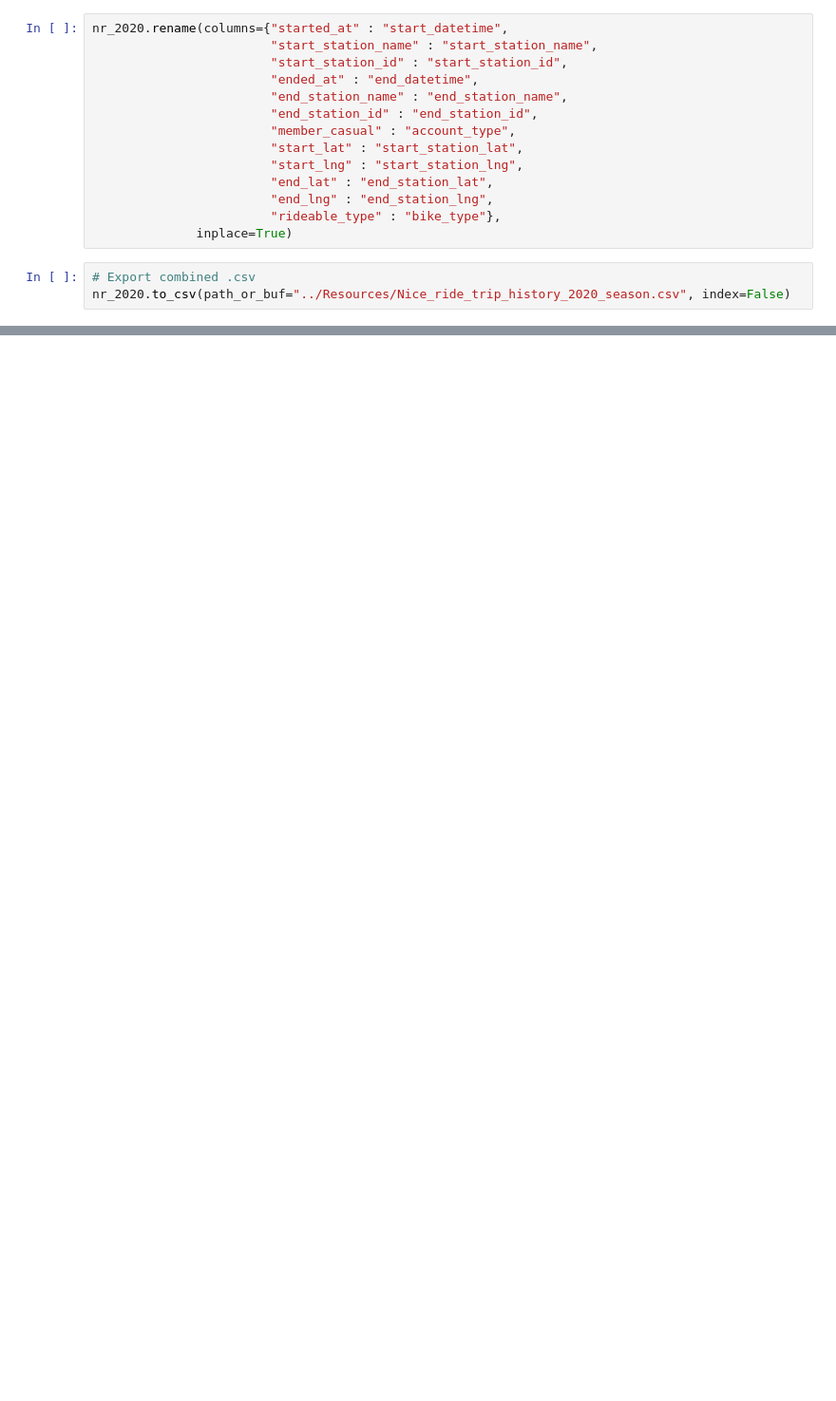
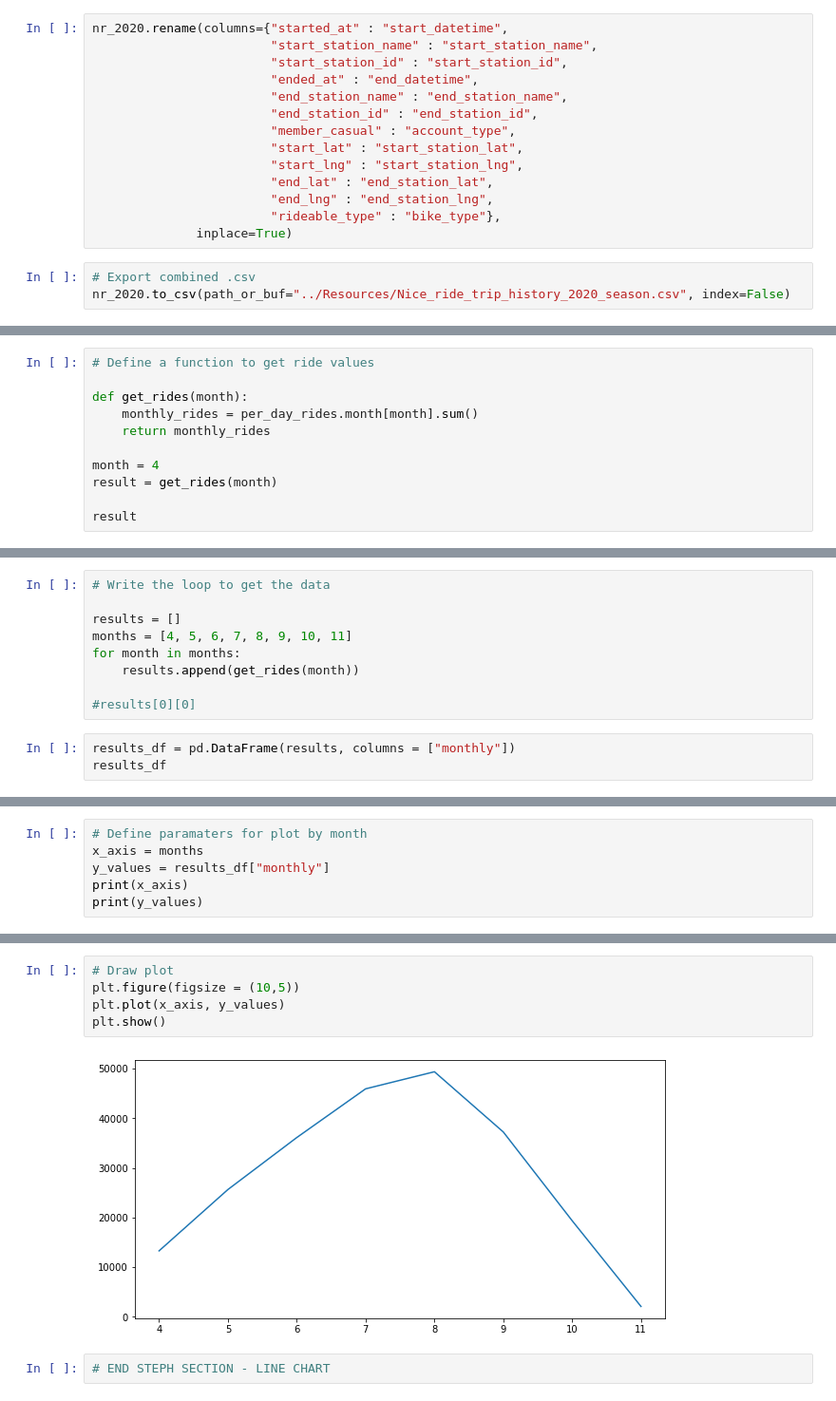
Before and after one commit to luchovzla/project-1, a Jupyter notebook: nice_ride_2020/Nice Ride 2020.ipynb, the cells around one changed output, grey strips where cells are left out. Shown at 95% size. Cells and saved outputs as stored; diff of their text form; blank space fills up the shorter version.

```diff
--- a/nice_ride_2020/Nice Ride 2020.ipynb
+++ b/nice_ride_2020/Nice Ride 2020.ipynb
@@ -105,0 +223,11 @@ electric_df["bike_type"].value_counts()
+# %%
+# Define a function to get ride values
+
+def get_rides(month):
+    monthly_rides = per_day_rides.month[month].sum()
+    return monthly_rides
+
+month = 4
+result = get_rides(month)
+
+result
@@ -105,0 +236,12 @@ electric_df["bike_type"].value_counts()
+# %%
+# Write the loop to get the data
+
+results = []
+months = [4, 5, 6, 7, 8, 9, 10, 11]
+for month in months:
+    results.append(get_rides(month))
+
+#results[0][0]
+# %%
+results_df = pd.DataFrame(results, columns = ["monthly"])
+results_df
@@ -105,0 +258,6 @@ electric_df["bike_type"].value_counts()
+# %%
+# Define paramaters for plot by month
+x_axis = months
+y_values = results_df["monthly"]
+print(x_axis)
+print(y_values)
@@ -105,0 +275,9 @@ electric_df["bike_type"].value_counts()
+# %%
+# Draw plot
+plt.figure(figsize = (10,5))
+plt.plot(x_axis, y_values)
+plt.show()
+# %% [output]
+[figure, added]
+# %%
+# END STEPH SECTION - LINE CHART
```
Also changed, not shown: parts of 27 cells of this notebook, 8 other files.
